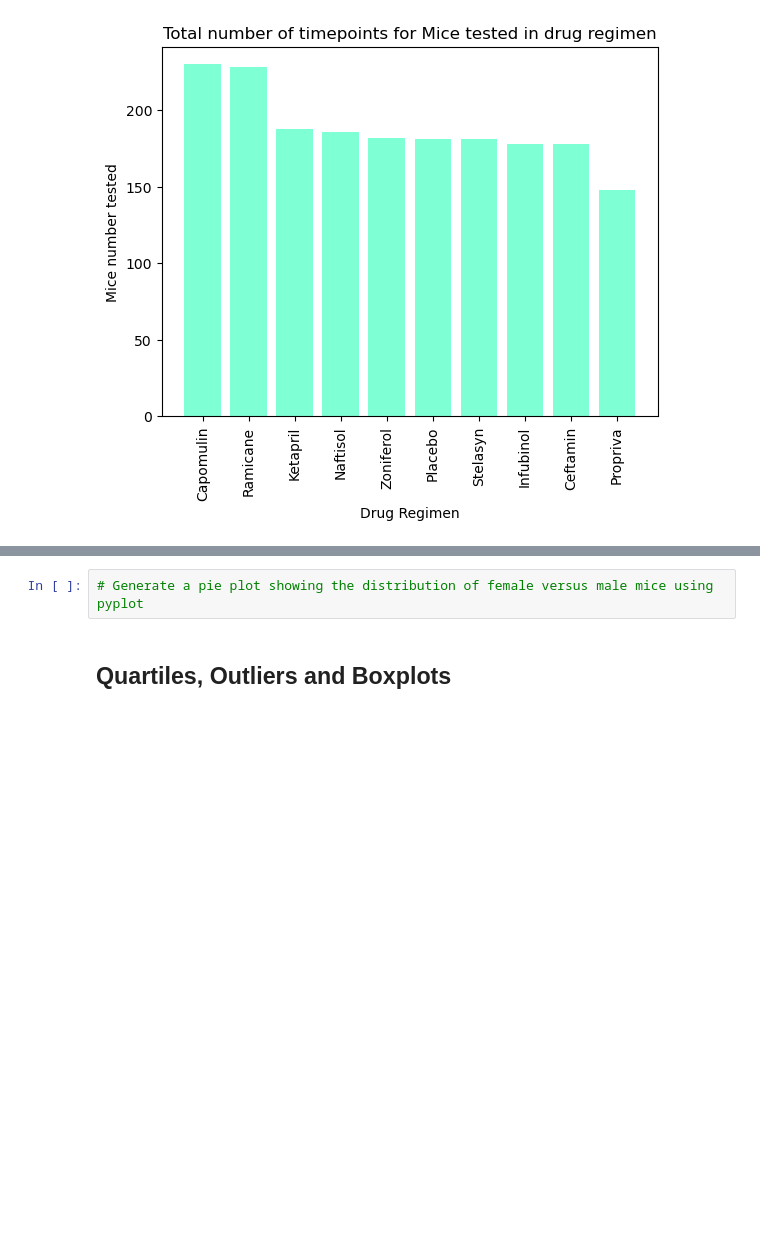
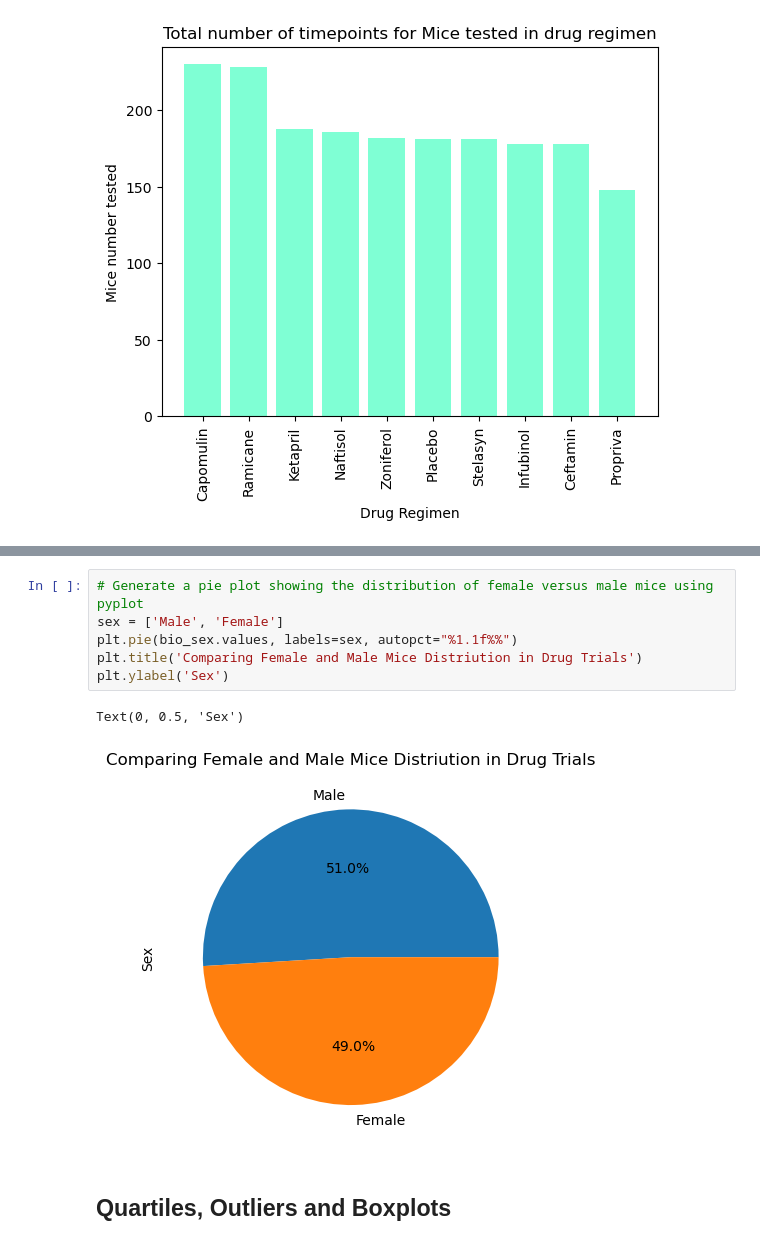
Before and after one commit to MuffinMuppet/Data-Visualization-in-Python, a Jupyter notebook: Matplotlib Challenge/Continue.ipynb, the cells around one changed output, grey strips where cells are left out. Drawn from its saved outputs; the diff is of its cells as text; blank space fills up the shorter version.

```diff
--- a/Matplotlib Challenge/Continue.ipynb
+++ b/Matplotlib Challenge/Continue.ipynb
@@ -183,5 +188,12 @@ bio_sex =
 # %%
 # Generate a pie plot showing the distribution of female versus male mice using pyplot
+sex = ['Male', 'Female']
+plt.pie(bio_sex.values, labels=sex, autopct="%1.1f%%")
+plt.title('Comparing Female and Male Mice Distriution in Drug Trials')
+plt.ylabel('Sex')
+# %% [output]
+Text(0, 0.5, 'Sex')
+[figure, added]
 # %% [markdown]
 ## Quartiles, Outliers and Boxplots
 # %%
```
Also changed, not shown: parts of 2 cells of this notebook.
